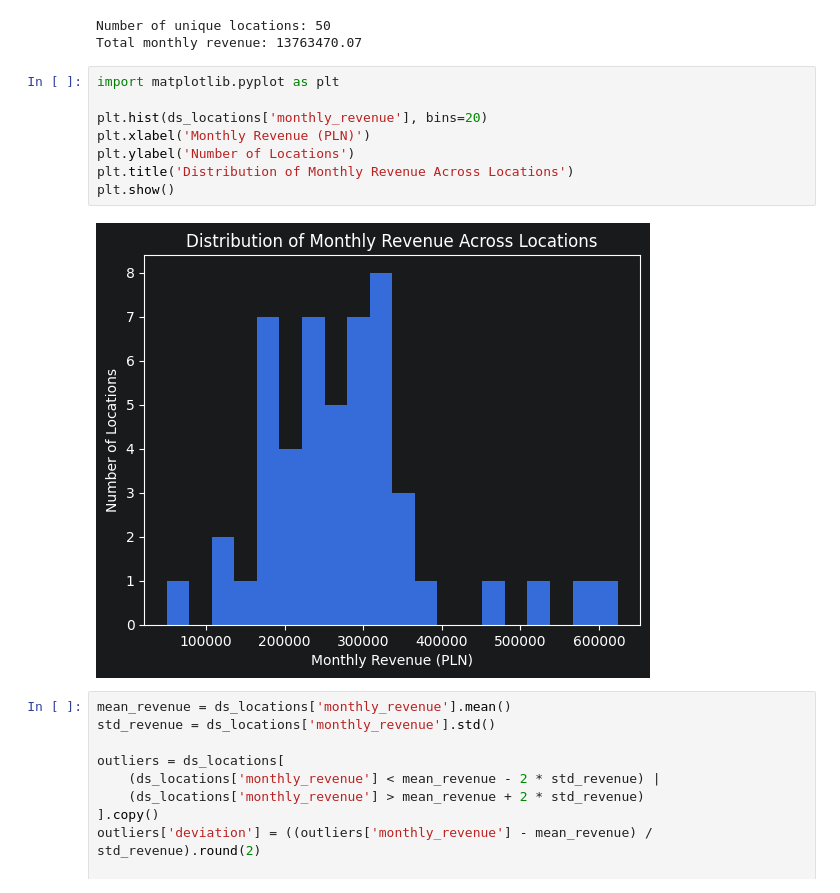
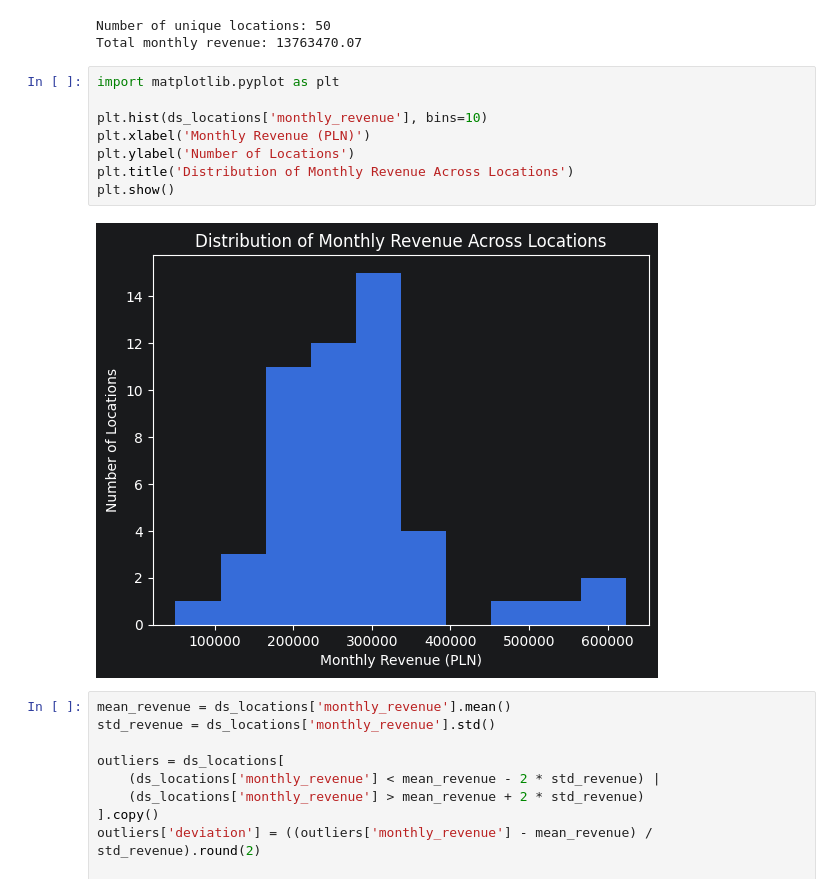
Before and after one commit to JanMatusiak/dataplace-ai-task, a Jupyter notebook: notebooks/01_exploratory_data_analysis.ipynb, the cells around one changed output. Saved outputs shown, nothing was run; the diff lists cells and outputs as text.

```diff
--- a/notebooks/01_exploratory_data_analysis.ipynb
+++ b/notebooks/01_exploratory_data_analysis.ipynb
@@ -78,13 +80,13 @@ Total monthly revenue: 13763470.07
 # %%
 import matplotlib.pyplot as plt
 
-plt.hist(ds_locations['monthly_revenue'], bins=20)
+plt.hist(ds_locations['monthly_revenue'], bins=10)
 plt.xlabel('Monthly Revenue (PLN)')
 plt.ylabel('Number of Locations')
 plt.title('Distribution of Monthly Revenue Across Locations')
 plt.show()
 # %% [output]
-[figure, old version]
+[figure, new version]
 # %%
 mean_revenue = ds_locations['monthly_revenue'].mean()
 std_revenue = ds_locations['monthly_revenue'].std()
```
Also changed, not shown: parts of 64 cells of this notebook, 2 other files.
